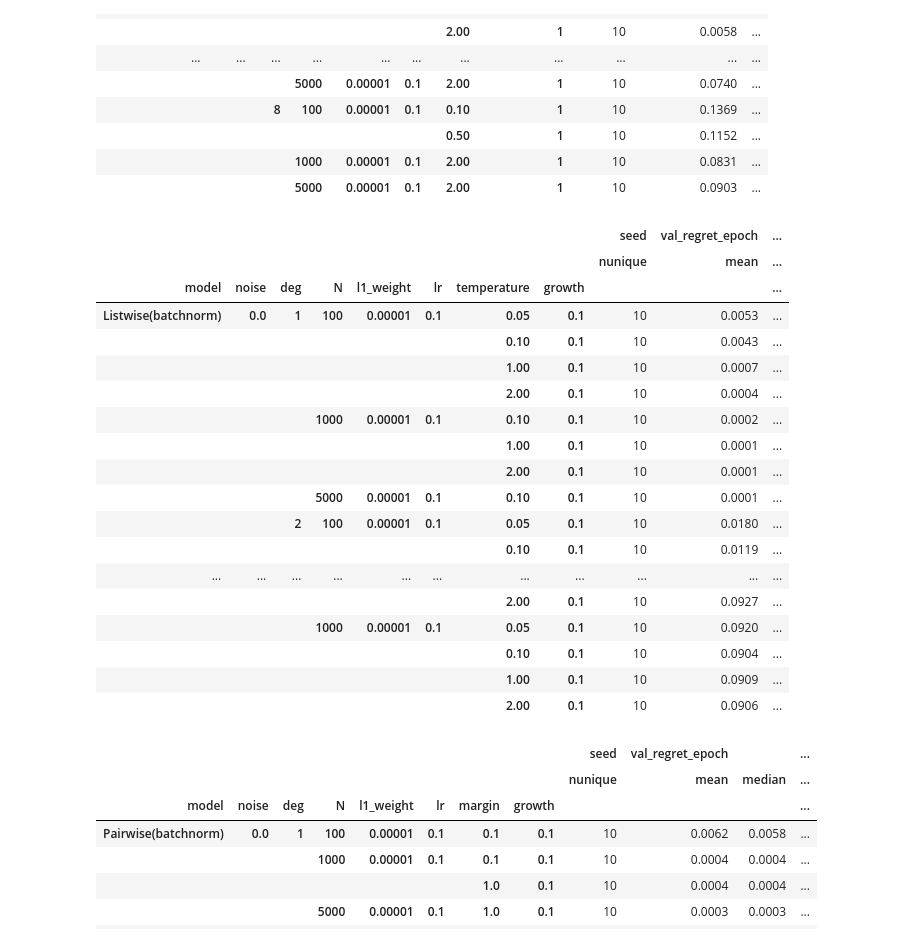
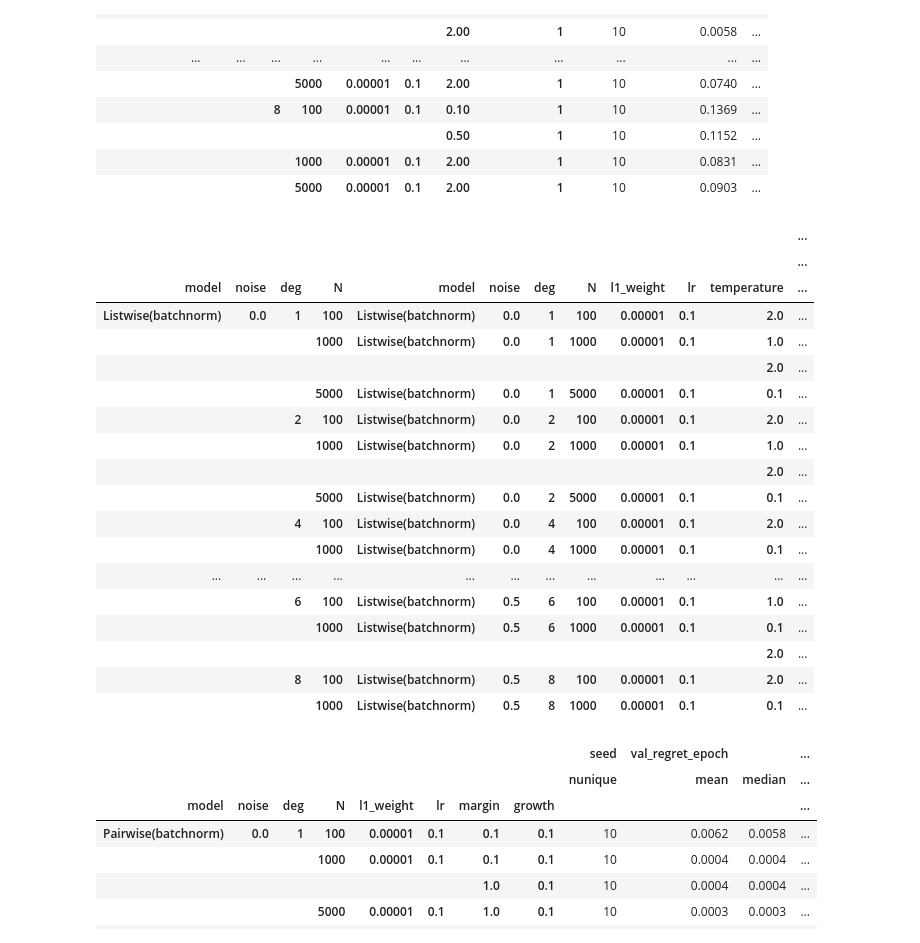
Before and after one commit to PredOpt/predopt-benchmarks, a Jupyter notebook: SPOSP/ResultIn Tabular.ipynb, the cells around one changed output. Cells and saved outputs as stored; diff of their text form; code cells hidden in the pictures.

```diff
--- a/SPOSP/ResultIn Tabular.ipynb
+++ b/SPOSP/ResultIn Tabular.ipynb
@@ -272,31 +272,33 @@ dpo_rslt.groupby(['model','noise','deg','N','l1_weight','lr','sigma','num_sample
 |  |  |  | 5000 | 0.00001 | 0.1 | 2.00 | 1 | 10 | 0.0903 | ... |
 # %%
 listwise_rslt = pd.read_csv("Rslt/Normed_Listwise_rslt.csv")
-listwise_rslt.groupby(['model','noise','deg','N','l1_weight','lr','temperature','growth'],dropna=False).agg({
+listwise_rslt_grouped = listwise_rslt.groupby(['model','noise','deg','N','l1_weight','lr','temperature','growth'],dropna=False).agg({
     'seed': 'nunique',
     'val_regret_epoch':['mean','median'],
     "test_regret_epoch":['mean','std','count'],
     "test_mse_epoch":['mean','std','count'],}).round(4)
+groups = listwise_rslt_grouped.groupby(['model','noise','deg','N'])
+groups.apply(lambda g: g[g[( 'val_regret_epoch',    'mean')] == g[( 'val_regret_epoch',    'mean')].min()])
 # %% [output]
-|  |  |  |  |  |  |  |  | seed | val_regret_epoch | ... |
-|  |  |  |  |  |  |  |  | nunique | mean | ... |
-| model | noise | deg | N | l1_weight | lr | temperature | growth |  |  | ... |
-| Listwise(batchnorm) | 0.0 | 1 | 100 | 0.00001 | 0.1 | 0.05 | 0.1 | 10 | 0.0053 | ... |
-|  |  |  |  |  |  | 0.10 | 0.1 | 10 | 0.0043 | ... |
-|  |  |  |  |  |  | 1.00 | 0.1 | 10 | 0.0007 | ... |
-|  |  |  |  |  |  | 2.00 | 0.1 | 10 | 0.0004 | ... |
-|  |  |  | 1000 | 0.00001 | 0.1 | 0.10 | 0.1 | 10 | 0.0002 | ... |
-|  |  |  |  |  |  | 1.00 | 0.1 | 10 | 0.0001 | ... |
-|  |  |  |  |  |  | 2.00 | 0.1 | 10 | 0.0001 | ... |
-|  |  |  | 5000 | 0.00001 | 0.1 | 0.10 | 0.1 | 10 | 0.0001 | ... |
-|  |  | 2 | 100 | 0.00001 | 0.1 | 0.05 | 0.1 | 10 | 0.0180 | ... |
-|  |  |  |  |  |  | 0.10 | 0.1 | 10 | 0.0119 | ... |
-| ... | ... | ... | ... | ... | ... | ... | ... | ... | ... | ... |
-|  |  |  |  |  |  | 2.00 | 0.1 | 10 | 0.0927 | ... |
-|  |  |  | 1000 | 0.00001 | 0.1 | 0.05 | 0.1 | 10 | 0.0920 | ... |
-|  |  |  |  |  |  | 0.10 | 0.1 | 10 | 0.0904 | ... |
-|  |  |  |  |  |  | 1.00 | 0.1 | 10 | 0.0909 | ... |
-|  |  |  |  |  |  | 2.00 | 0.1 | 10 | 0.0906 | ... |
+|  |  |  |  |  |  |  |  |  |  |  | ... |
+|  |  |  |  |  |  |  |  |  |  |  | ... |
+| model | noise | deg | N | model | noise | deg | N | l1_weight | lr | temperature | ... |
+| Listwise(batchnorm) | 0.0 | 1 | 100 | Listwise(batchnorm) | 0.0 | 1 | 100 | 0.00001 | 0.1 | 2.0 | ... |
+|  |  |  | 1000 | Listwise(batchnorm) | 0.0 | 1 | 1000 | 0.00001 | 0.1 | 1.0 | ... |
+|  |  |  |  |  |  |  |  |  |  | 2.0 | ... |
+|  |  |  | 5000 | Listwise(batchnorm) | 0.0 | 1 | 5000 | 0.00001 | 0.1 | 0.1 | ... |
+|  |  | 2 | 100 | Listwise(batchnorm) | 0.0 | 2 | 100 | 0.00001 | 0.1 | 2.0 | ... |
+|  |  |  | 1000 | Listwise(batchnorm) | 0.0 | 2 | 1000 | 0.00001 | 0.1 | 1.0 | ... |
+|  |  |  |  |  |  |  |  |  |  | 2.0 | ... |
+|  |  |  | 5000 | Listwise(batchnorm) | 0.0 | 2 | 5000 | 0.00001 | 0.1 | 0.1 | ... |
+|  |  | 4 | 100 | Listwise(batchnorm) | 0.0 | 4 | 100 | 0.00001 | 0.1 | 2.0 | ... |
+|  |  |  | 1000 | Listwise(batchnorm) | 0.0 | 4 | 1000 | 0.00001 | 0.1 | 0.1 | ... |
+| ... | ... | ... | ... | ... | ... | ... | ... | ... | ... | ... | ... |
+|  |  | 6 | 100 | Listwise(batchnorm) | 0.5 | 6 | 100 | 0.00001 | 0.1 | 1.0 | ... |
+|  |  |  | 1000 | Listwise(batchnorm) | 0.5 | 6 | 1000 | 0.00001 | 0.1 | 0.1 | ... |
+|  |  |  |  |  |  |  |  |  |  | 2.0 | ... |
+|  |  | 8 | 100 | Listwise(batchnorm) | 0.5 | 8 | 100 | 0.00001 | 0.1 | 2.0 | ... |
+|  |  |  | 1000 | Listwise(batchnorm) | 0.5 | 8 | 1000 | 0.00001 | 0.1 | 0.1 | ... |
 # %%
 pairwise_rslt = pd.read_csv("Rslt/Normed_Pairwise_rslt.csv")
 
```
Also changed, not shown: parts of 3 cells of this notebook, 6 other files.
